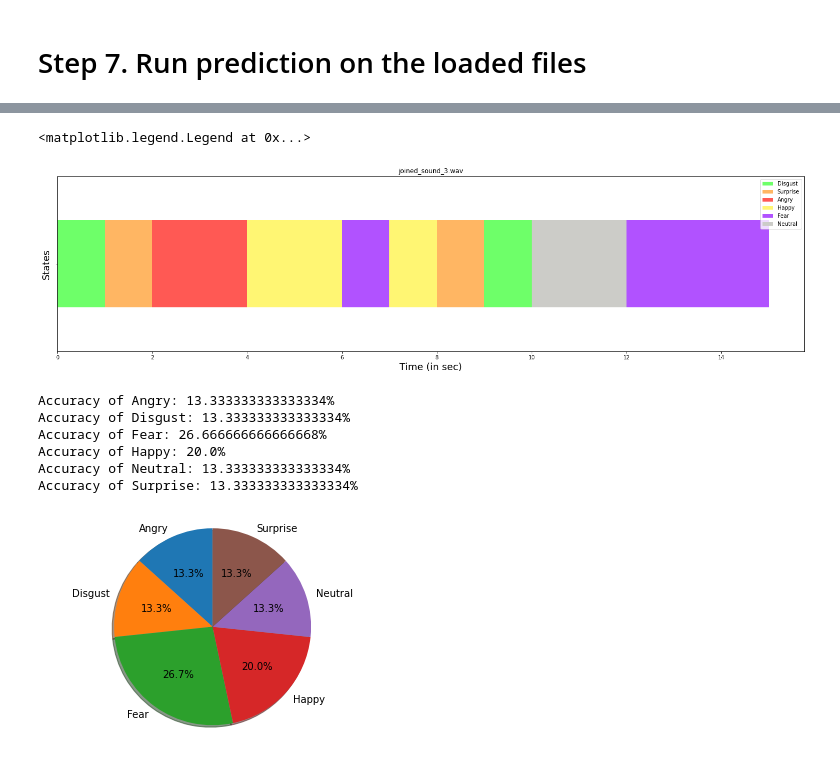
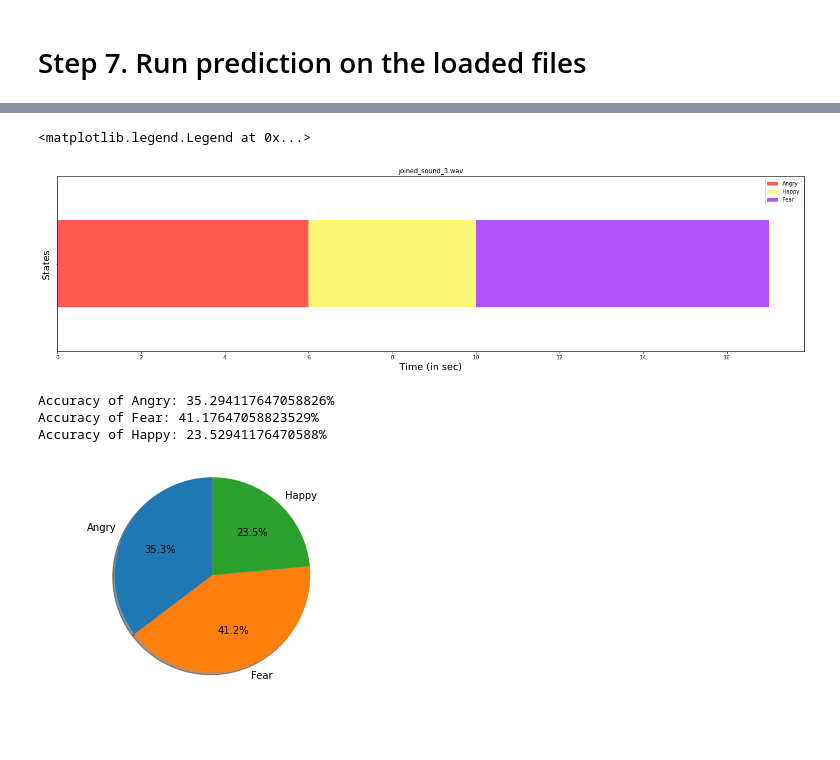
Before and after one commit to DeivisDervinis/Speech-Emotion-Analyzer, a Jupyter notebook: colab/EAPDA.ipynb, the cells around one changed output, grey strips where cells are left out. Drawn from its saved outputs; the diff is of its cells as text; code cells hidden in the pictures; blank space fills up the shorter version.

```diff
--- a/colab/EAPDA.ipynb
+++ b/colab/EAPDA.ipynb
@@ -430,10 +435,10 @@ colorList = []
 
 df = pd.DataFrame({}, index=[0])
 counter = 0
-for item in segmentEmoList:
-  df.insert(counter, item, 1, True)
+for index in unhashedDict:
+  df.insert(counter, index, timestampList[counter], True)
   counter += 1
-  colorList.append(colorDict.get(item))
+  colorList.append(colorDict.get(index))
 
 ax = df.plot.barh(stacked=True, color=colorList)
 
@@ -450,36 +455,34 @@ ax.set_title(audio_file_name)
 ax.legend(by_label.values(), by_label.keys())
 # %% [output]
 <matplotlib.legend.Legend at 0x...>
-[figure, old version]
+[figure, new version]
 # %%
 # Metrics
 
 segmentEmoDuration = {'Angry':0,'Disgust':0, 'Fear':0, 'Happy': 0, 'Neutral':0, 'Sad':0, 'Surprise':0}
 
-counter = 0
+counter = audio_duration
 labels = []
 sizes = []
 
-for item in segmentEmoList:
-  segmentEmoDuration[item] += 1
-  counter += 1
+
+for item in unhashedDict:
+  if item in segmentEmoDuration:
+    segmentEmoDuration[item] = unhashedDict.get(item)
 
 for emotion in segmentEmoDuration:
   if segmentEmoDuration.get(emotion) > 0:
     accuracy = (segmentEmoDuration.get(emotion) / counter) * 100
     labels.append(emotion)
     sizes.append(accuracy)
     print("Accuracy of " +emotion +": " +str(accuracy) +"%")
 
 fig2, ax2 = plt.subplots()
 ax2.pie(sizes, labels=labels, autopct='%1.1f%%', shadow=True, startangle=90)
 ax2.axis('equal')
 plt.show()
 # %% [output]
-Accuracy of Angry: 13.333333333333334%
-Accuracy of Disgust: 13.333333333333334%
-Accuracy of Fear: 26.666666666666668%
-Accuracy of Happy: 20.0%
-Accuracy of Neutral: 13.333333333333334%
-Accuracy of Surprise: 13.333333333333334%
+Accuracy of Angry: 35.294117647058826%
+Accuracy of Fear: 41.17647058823529%
+Accuracy of Happy: 23.52941176470588%
-[figure, old version]
+[figure, new version]
```
Also changed, not shown: parts of 3 cells of this notebook.
